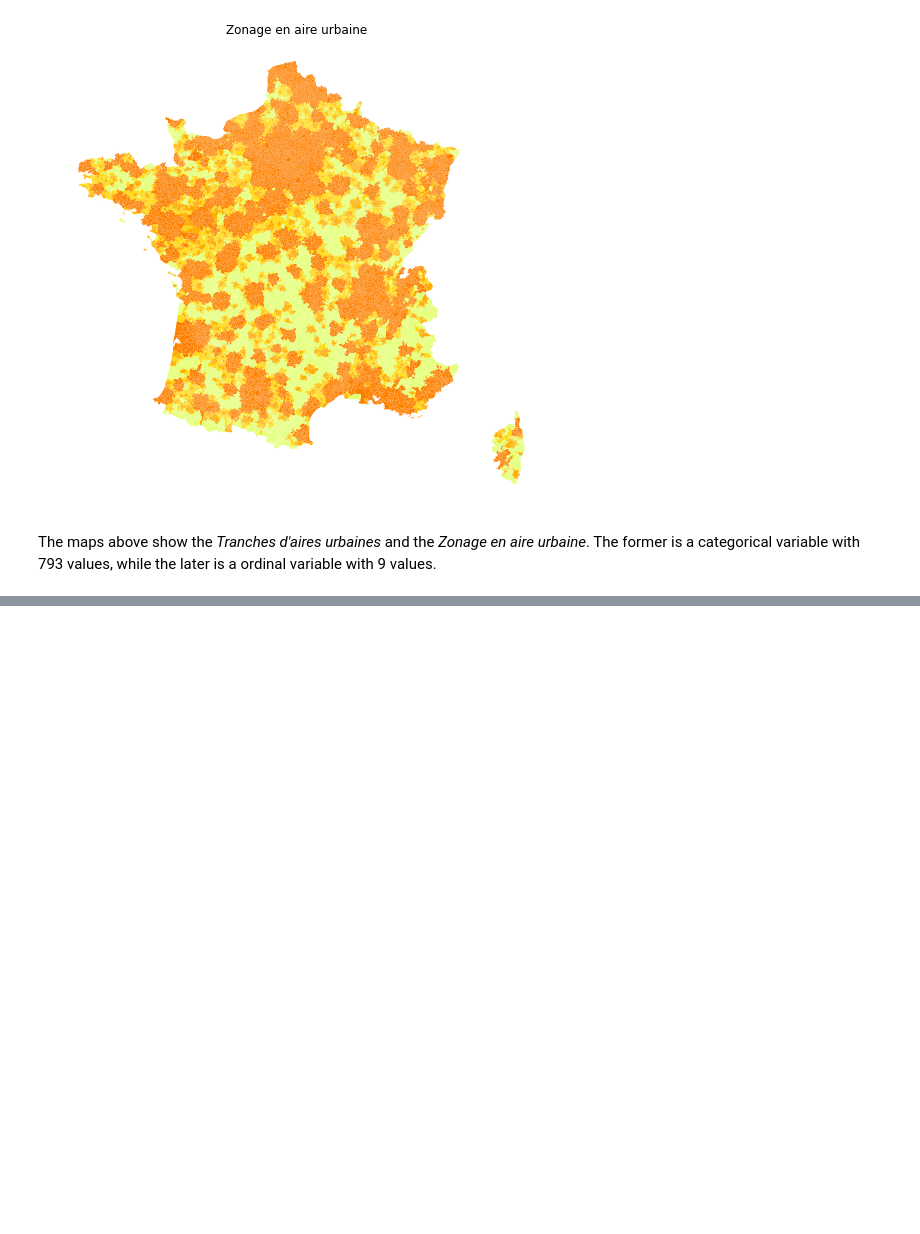
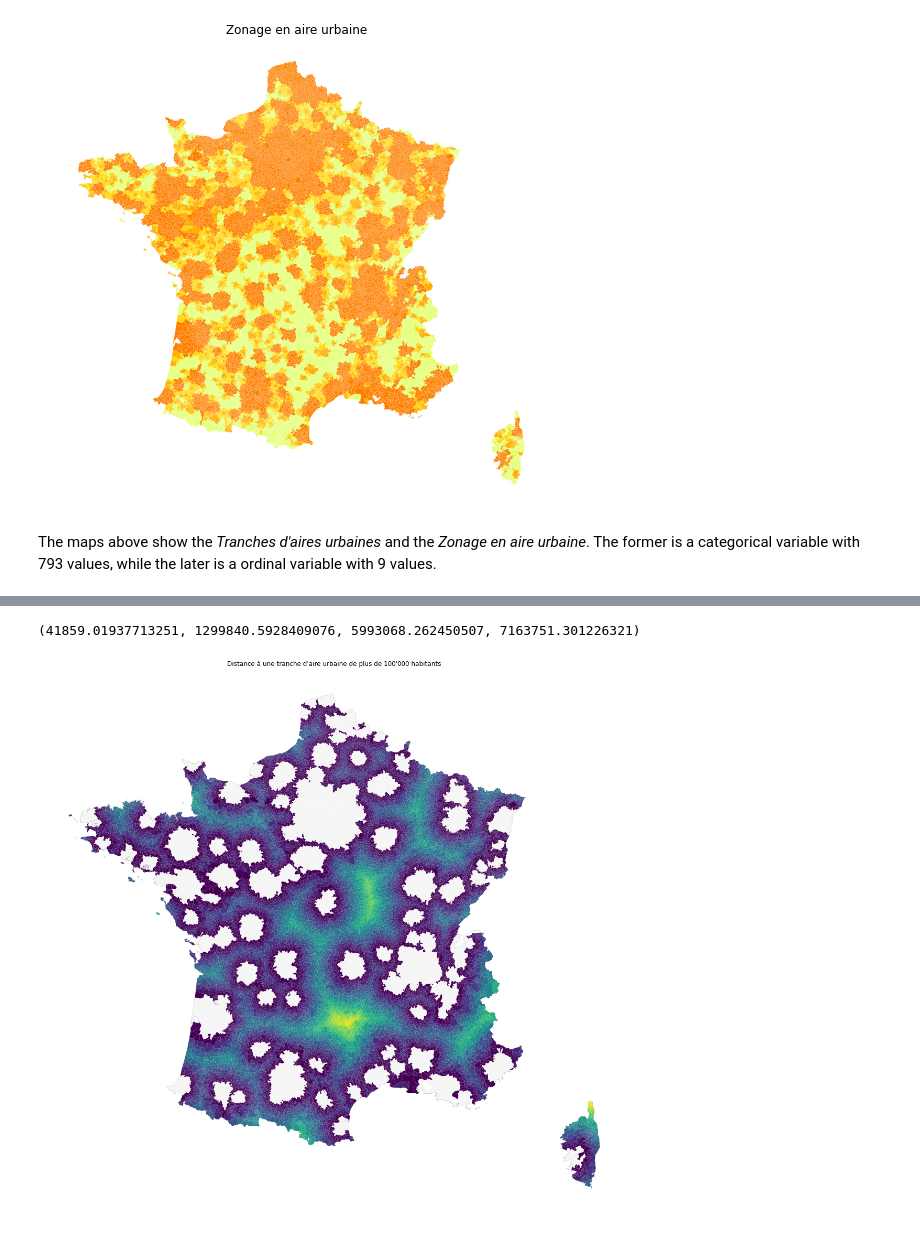
Before and after one commit to sjinko/measure, a Jupyter notebook: notebooks/koseki-nb-measuring_urbanity-200515.ipynb, the cells around one changed output, grey strips where cells are left out. Saved outputs shown, nothing was run; the diff lists cells and outputs as text; code cells hidden in the pictures; blank space fills up the shorter version.

```diff
--- a/notebooks/koseki-nb-measuring_urbanity-200515.ipynb
+++ b/notebooks/koseki-nb-measuring_urbanity-200515.ipynb
@@ -235,0 +342,16 @@ The maps above show the *Tranches d'aires urbaines* and the *Zonage en aire urba
+# %%
+""" Plot map of distance to urban area above 100 k inhabitants """
+data = communes.set_index('CODE').join(distances)
+
+fig, ax = plt.subplots(figsize=(20,20))
+
+data.plot(ax=ax, column='distance', cmap='viridis')
+# Map urban areas
+communes.set_index('CODE').reindex(in_idx).dropna().plot(ax=ax, color='whitesmoke')
+france.plot(ax=ax, facecolor='none', edgecolor='k', linewidth=0.1)
+
+plt.title("Distance Euclidienne à une aire urbaine de plus de 100'000 habitants")
+ax.axis('off')
+# %% [output]
+(41859.01937713251, 1299840.5928409076, 5993068.262450507, 7163751.301226321)
+[figure, added]
```
Also changed, not shown: parts of 46 cells of this notebook, 2 other files.
